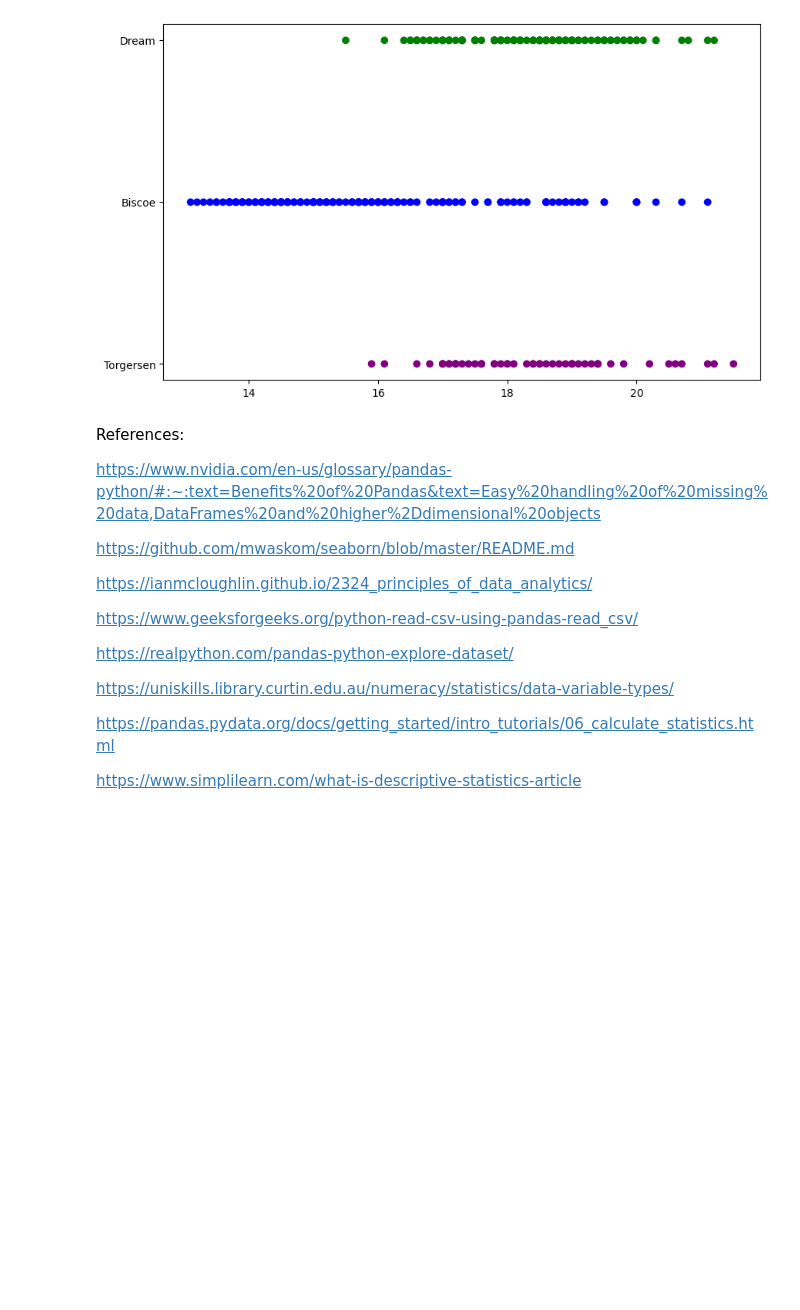
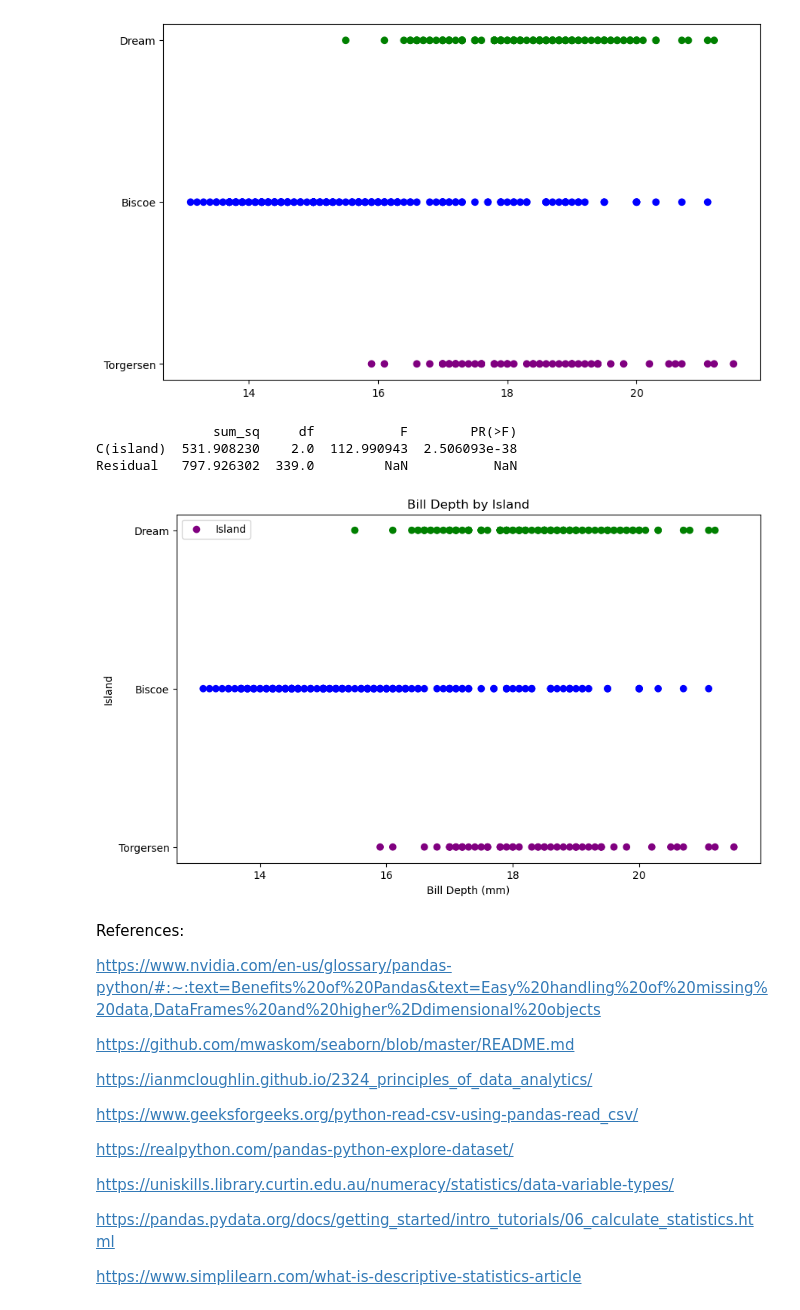
Before and after one commit to filipekojak88/myprojectPDA, a Jupyter notebook: penguins.ipynb, the cells around one changed output. Cells and saved outputs as stored; diff of their text form; code cells hidden in the pictures; blank space fills up the shorter version.

Commit message:
Adding Anova analysis to the scatter plot

```diff
--- a/penguins.ipynb
+++ b/penguins.ipynb
@@ -228,6 +236,35 @@ plt.scatter(bill_depth, islands, c=islands.map(colors), marker='o', label='Islan
 # %% [output]
 <matplotlib.collections.PathCollection at 0x...>
 [figure]
+# %%
+# Define the scatter plot with color-coded islands
+bill_depth = df['bill_depth_mm']
+islands = df['island']
+plt.figure(figsize=(10, 6))
+colors = {'Biscoe': 'blue', 'Dream': 'green', 'Torgersen': 'purple'}
+plt.scatter(bill_depth, islands, c=islands.map(colors), marker='o', label='Island')
+
+# Add labels and legend
+plt.xlabel('Bill Depth (mm)')
+plt.ylabel('Island')
+plt.title('Bill Depth by Island')
+plt.legend()
+
+# Perform ANOVA analysis
+# Create a dataframe for the analysis
+data = pd.DataFrame({'bill_depth': bill_depth, 'island': islands})
+
+# Fit the ANOVA model
+model = ols('bill_depth ~ C(island)', data=data).fit()
+anova_table = sm.stats.anova_lm(model, typ=2)  # Type 2 ANOVA
+
+# Print the ANOVA table
+print(anova_table)
+# %% [output]
+               sum_sq     df           F        PR(>F)
+C(island)  531.908230    2.0  112.990943  2.506093e-38
+Residual   797.926302  339.0         NaN           NaN
+[figure, added]
 # %% [markdown]
 References:
 
```
Also changed, not shown: parts of 1 cell of this notebook.
